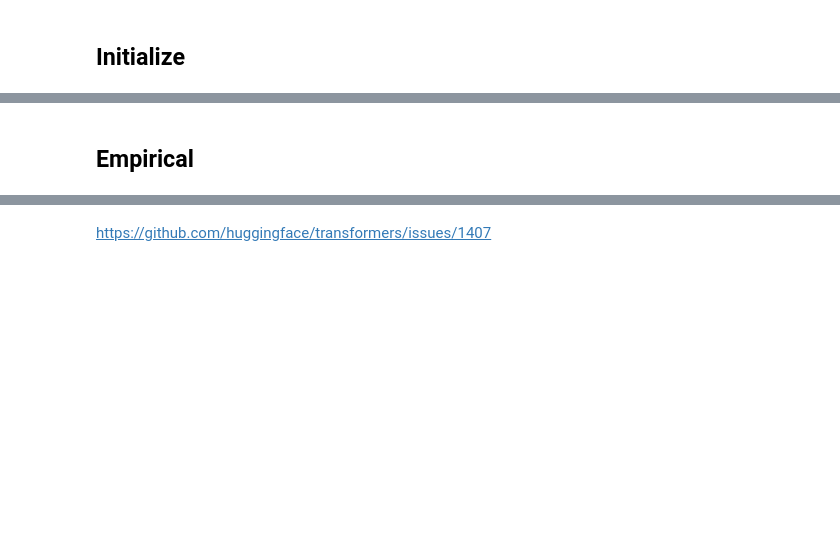
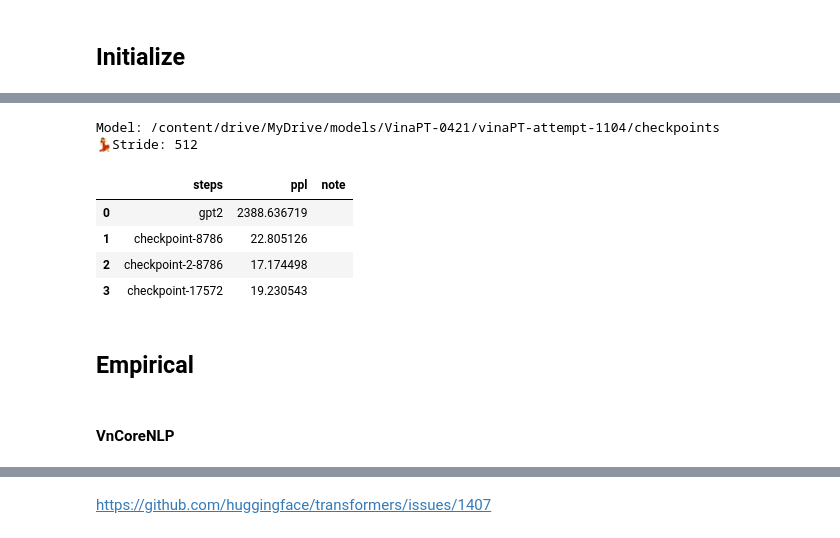
Before and after one commit to catPotat/rn-hg-gpt2-playground, a Jupyter notebook: Huggingface_GPT_2_Evaluating.ipynb, the cells around one changed output, grey strips where cells are left out. Cells and saved outputs as stored; diff of their text form; code cells hidden in the pictures; blank space fills up the shorter version.

```diff
--- a/Huggingface_GPT_2_Evaluating.ipynb
+++ b/Huggingface_GPT_2_Evaluating.ipynb
@@ -104,0 +71,3 @@ for model_path in to_compare:
+# %%
+from transformers import GPT2LMHeadModel
+model = GPT2LMHeadModel.from_pretrained('/content/drive/MyDrive/models/VinaPT-0421/vinaPT-attempt-0405/steps/440000')
@@ -104,0 +220,14 @@ for model_path in to_compare:
+# %%
+to_compare = [
+
+]
+for root, dirs, files in os.walk(MODEL_SAVE_PATH):
+    for name in dirs:
+        model_path = os.path.join(root, name)
+        to_compare.append(model_path)
+        # break
+
+# to_compare = ['drive/MyDrive/models/distilgdex/']
+# to_compare.pop(0)
+# to_compare.append('drive/MyDrive/models/watt-rom-distilgpt2')
+to_compare
@@ -104,0 +242,2 @@ for model_path in to_compare:
+# %%
+results = {'steps':[], 'ppl':[], 'note':[]}
@@ -105,2 +361,19 @@ for model_path in to_compare:
+# %%
+import pandas as pd
+
+print(f'Model: {MODEL_SAVE_PATH}')
+print(f'💃Stride: {stride}')
+df = pd.DataFrame(data=results)
+df
+# %% [output]
+Model: /content/drive/MyDrive/models/VinaPT-0421/vinaPT-attempt-1104/checkpoints
+💃Stride: 512
+|  | steps | ppl | note |
+| 0 | gpt2 | 2388.636719 |  |
+| 1 | checkpoint-8786 | 22.805126 |  |
+| 2 | checkpoint-2-8786 | 17.174498 |  |
+| 3 | checkpoint-17572 | 19.230543 |  |
 # %% [markdown]
 ## Empirical
+# %% [markdown]
+#### VnCoreNLP
```
Also changed, not shown: parts of 54 cells of this notebook.
